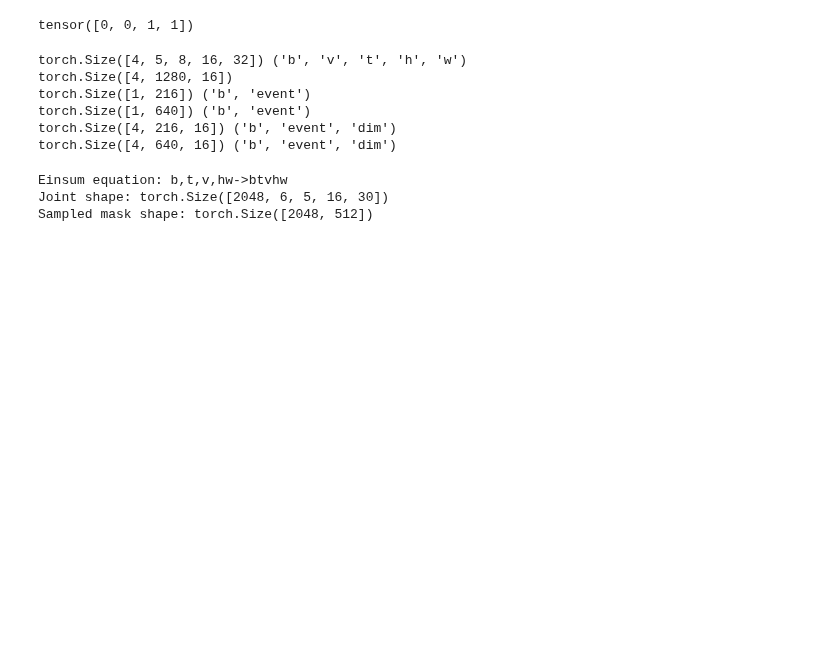
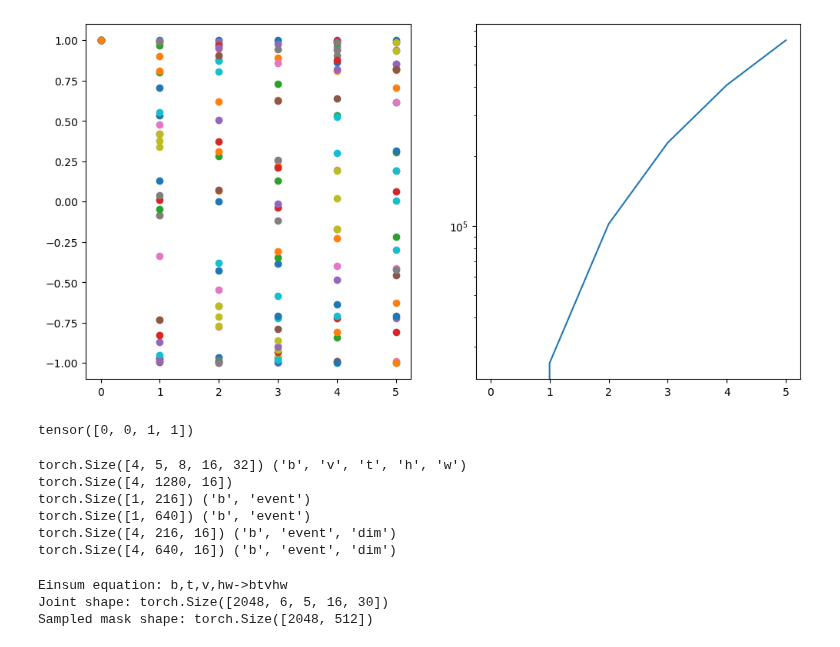
Before and after one commit to jthuemmel/thesis, a Jupyter notebook: modeldev.ipynb, the cells around one changed output. Drawn from its saved outputs; the diff is of its cells as text; code cells hidden in the pictures; blank space fills up the shorter version.

```diff
--- a/modeldev.ipynb
+++ b/modeldev.ipynb
@@ -20,3 +15,20 @@ out = sampler.indicator(idx, front), sampler.indicator(idx, tail)
+# %%
+freqs = torch.cat([
+        torch.exp(math.log(2 * math.pi) - math.log(lmin) - torch.linspace(0, 1, 32) * (math.log(lmax) - math.log(lmin)))
+        for lmin, lmax in [(1e-2, 1e1)]
+    ])
+# %%
+fig, ax = plt.subplots(1, 2, figsize=(12, 6))
+x = torch.arange(0, 6)
+for f in freqs:
+    ax[0].scatter(x, (x * f).cos())
+
+grid = torch.einsum('x, f -> xf', x, freqs)
+ax[1].plot(x, grid.var(-1))
+ax[1].set_yscale('log')
+plt.show()
+# %% [output]
+[figure, added]
 # %%
 def exists(val):
     return val is not None
```
Also changed, not shown: parts of 1 cell of this notebook, 1 other file.
